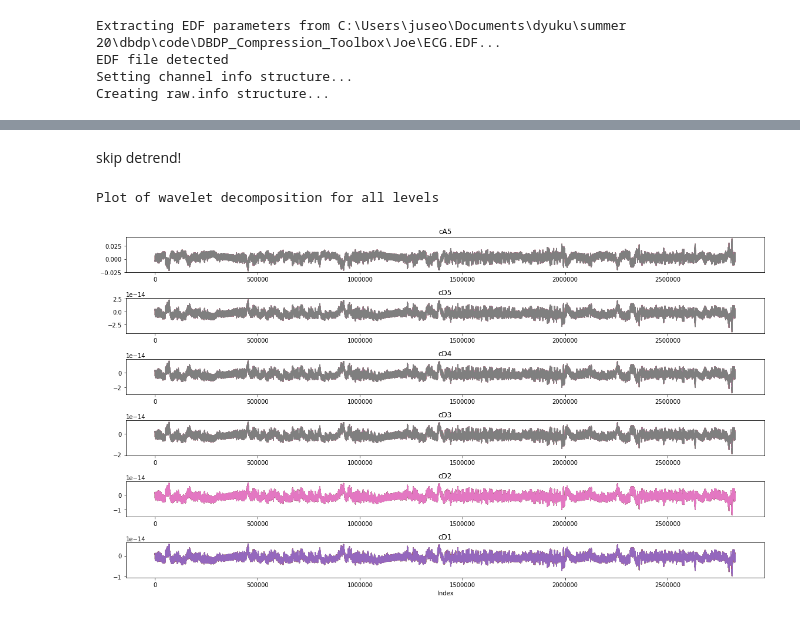
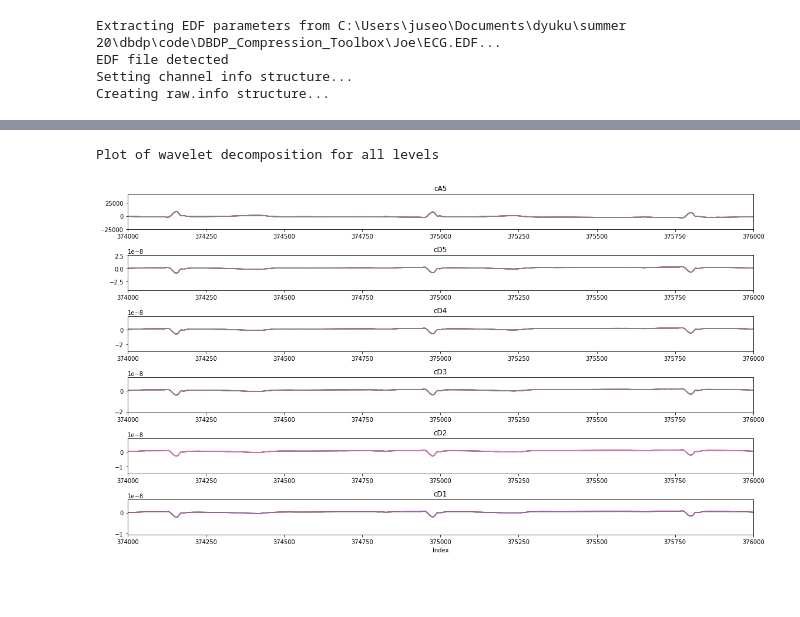
Before and after one commit to DigitalBiomarkerDiscoveryPipeline/Data-Compression-Toolbox, a Jupyter notebook: Joe/Wavelet-Based ECG Compression.ipynb, the cells around one changed output, grey strips where cells are left out. Cells and saved outputs as stored; diff of their text form; code cells hidden in the pictures; blank space fills up the shorter version.

```diff
--- a/Joe/Wavelet-Based ECG Compression.ipynb
+++ b/Joe/Wavelet-Based ECG Compression.ipynb
@@ -45,10 +52,7 @@ Define a function to do wavelet decomposition. The wavelet used in this project
 # %%
-def wavelet_decomposition(sig):
+def wavelet_decomposition(sig, do_plot):
     cA5, cD5, cD4, cD3, cD2, cD1 = wavedec(sig, 'bior4.4', level=5)
     coeffs = {'cA5': cA5, 'cD5': cD5, 'cD4': cD4, 'cD3': cD3, 'cD2': cD2, 'cD1': cD1}
-
-    #plot stuff
-    do_plot = True
 
     if do_plot:
         print('Plot of wavelet decomposition for all levels')
@@ -57,26 +61,32 @@ def wavelet_decomposition(sig):
         plt.subplot(6,1,1)
         plt.plot(coeffs['cA5'])
         plt.title('cA5')
+        plt.xlim(374000,376000)
 
         plt.subplot(6,1,2)
         plt.plot(coeffs['cD5'])
         plt.title('cD5')
+        plt.xlim(374000,376000)
 
         plt.subplot(6,1,3)
         plt.plot(coeffs['cD4'])
         plt.title('cD4')
+        plt.xlim(374000,376000)
 
         plt.subplot(6,1,4)
         plt.plot(coeffs['cD3'])
         plt.title('cD3')
+        plt.xlim(374000,376000)
 
         plt.subplot(6,1,5)
         plt.plot(coeffs['cD2'])
         plt.title('cD2')
+        plt.xlim(374000,376000)
 
         plt.subplot(6,1,6)
         plt.plot(coeffs['cD1'])
         plt.title('cD1')
+        plt.xlim(374000,376000)
         plt.xlabel('Index')
 
         plt.tight_layout()
@@ -814,3 +818,4 @@ Creating raw.info structure...
 # %%
 #truncate data to retain useful data
 df = df.truncate(before = 150000, after = 2979999)
+df = df*1000000
@@ -833,2 +821,0 @@ Original and detrended signal:
-# %% [markdown]
-skip detrend!
@@ -835,6 +825,6 @@ skip detrend!
 # %%
 #do wavelet decomposition
-coeffs = wavelet_decomposition(df)
+coeffs = wavelet_decomposition(df, do_plot)
 # %% [output]
 Plot of wavelet decomposition for all levels
-[figure, old version]
+[figure, new version]
```
Also changed, not shown: parts of 57 cells of this notebook, 2 other files.
